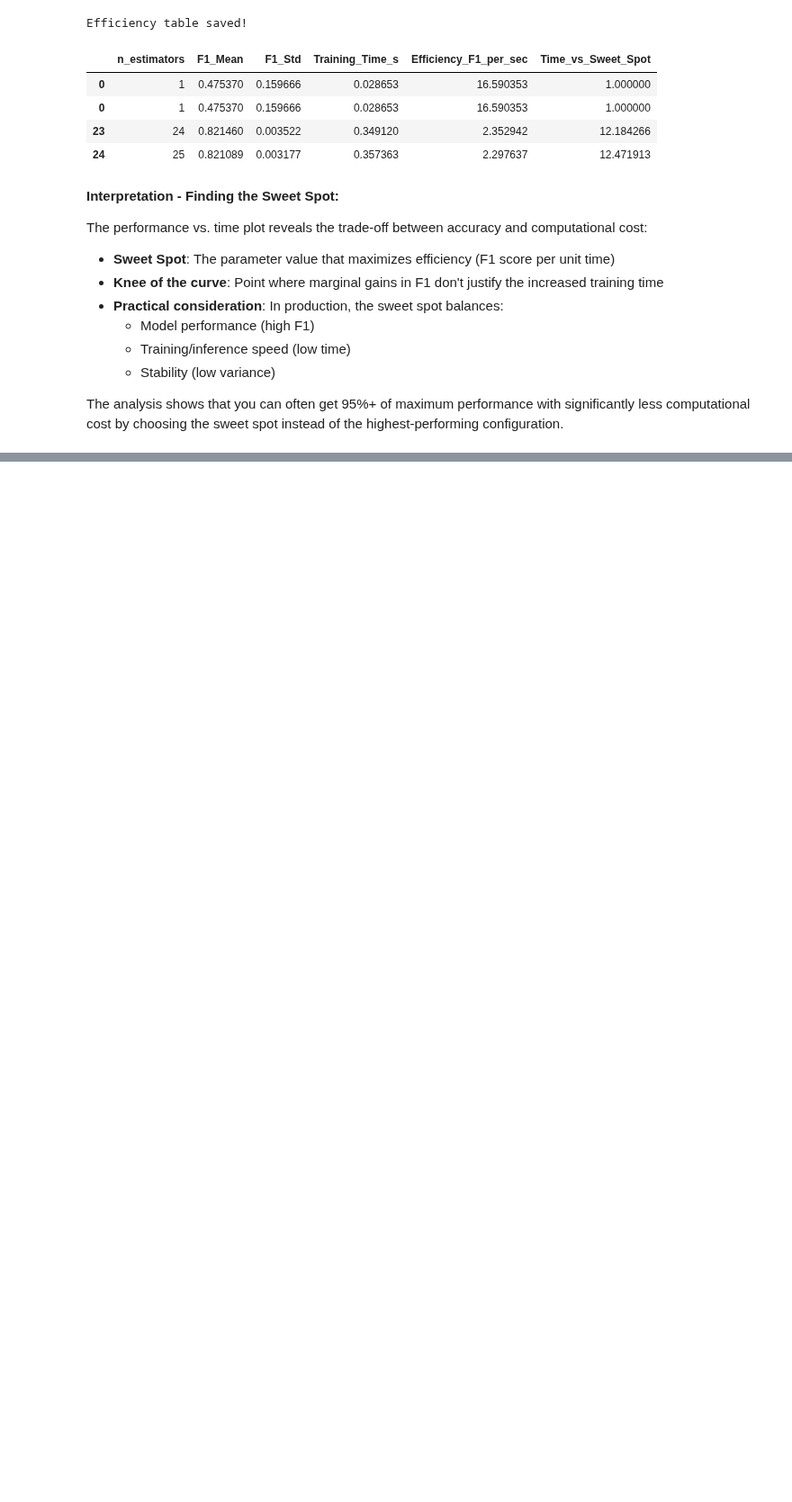
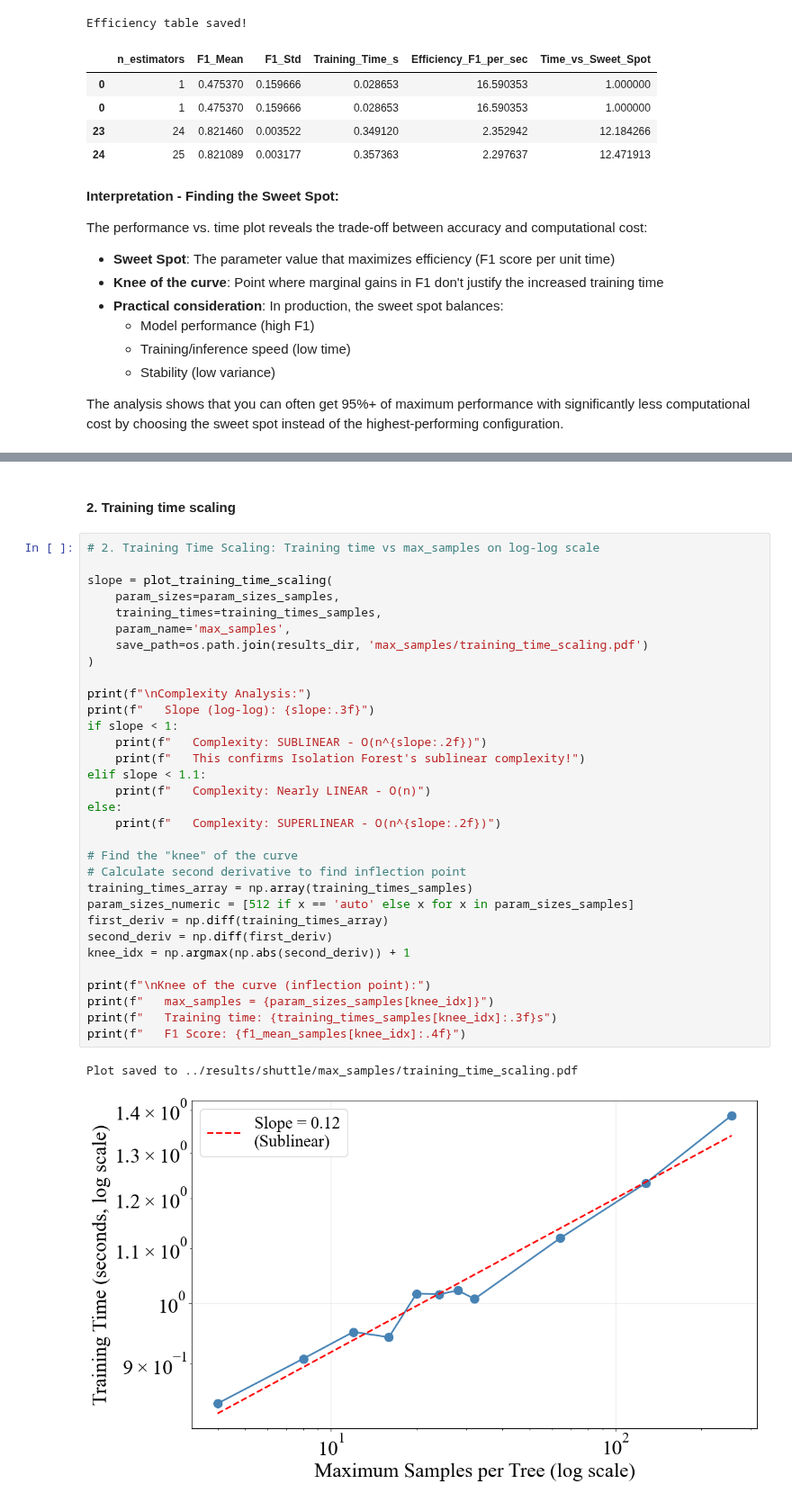
Before and after one commit to Voltzz9/ml441_assignments, a Jupyter notebook: assign4/notebooks/01_shuttle.ipynb, the cells around one changed output, grey strips where cells are left out. Shown at 90% size. Saved outputs shown, nothing was run; the diff lists cells and outputs as text; blank space fills up the shorter version.

```diff
--- a/assign4/notebooks/01_shuttle.ipynb
+++ b/assign4/notebooks/01_shuttle.ipynb
@@ -540,0 +639,37 @@ Summary Table:
+# %% [markdown]
+#### 2. Training time scaling
+# %%
+# 2. Training Time Scaling: Training time vs max_samples on log-log scale
+
+slope = plot_training_time_scaling(
+    param_sizes=param_sizes_samples,
+    training_times=training_times_samples,
+    param_name='max_samples',
+    save_path=os.path.join(results_dir, 'max_samples/training_time_scaling.pdf')
+)
+
+print(f"\nComplexity Analysis:")
+print(f"   Slope (log-log): {slope:.3f}")
+if slope < 1:
+    print(f"   Complexity: SUBLINEAR - O(n^{slope:.2f})")
+    print(f"   This confirms Isolation Forest's sublinear complexity!")
+elif slope < 1.1:
+    print(f"   Complexity: Nearly LINEAR - O(n)")
+else:
+    print(f"   Complexity: SUPERLINEAR - O(n^{slope:.2f})")
+
+# Find the "knee" of the curve
+# Calculate second derivative to find inflection point
+training_times_array = np.array(training_times_samples)
+param_sizes_numeric = [512 if x == 'auto' else x for x in param_sizes_samples]
+first_deriv = np.diff(training_times_array)
+second_deriv = np.diff(first_deriv)
+knee_idx = np.argmax(np.abs(second_deriv)) + 1
+
+print(f"\nKnee of the curve (inflection point):")
+print(f"   max_samples = {param_sizes_samples[knee_idx]}")
+print(f"   Training time: {training_times_samples[knee_idx]:.3f}s")
+print(f"   F1 Score: {f1_mean_samples[knee_idx]:.4f}")
+# %% [output]
+Plot saved to ../results/shuttle/max_samples/training_time_scaling.pdf
+[figure, added]
```
Also changed, not shown: parts of 35 cells of this notebook, 23 other files.
